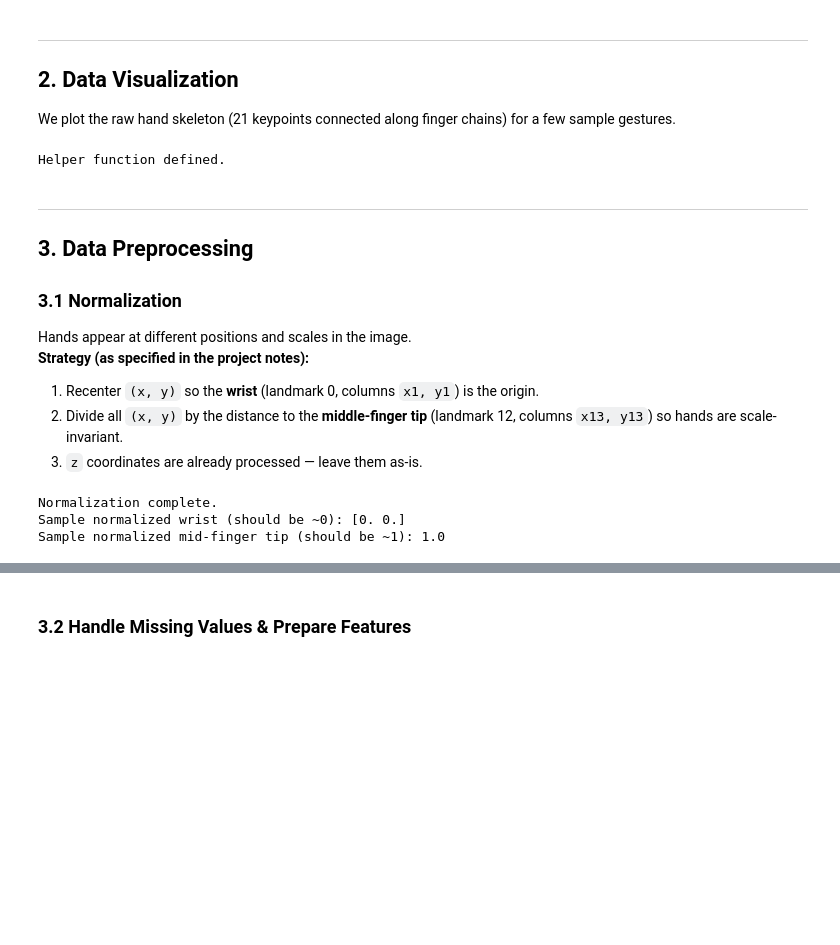
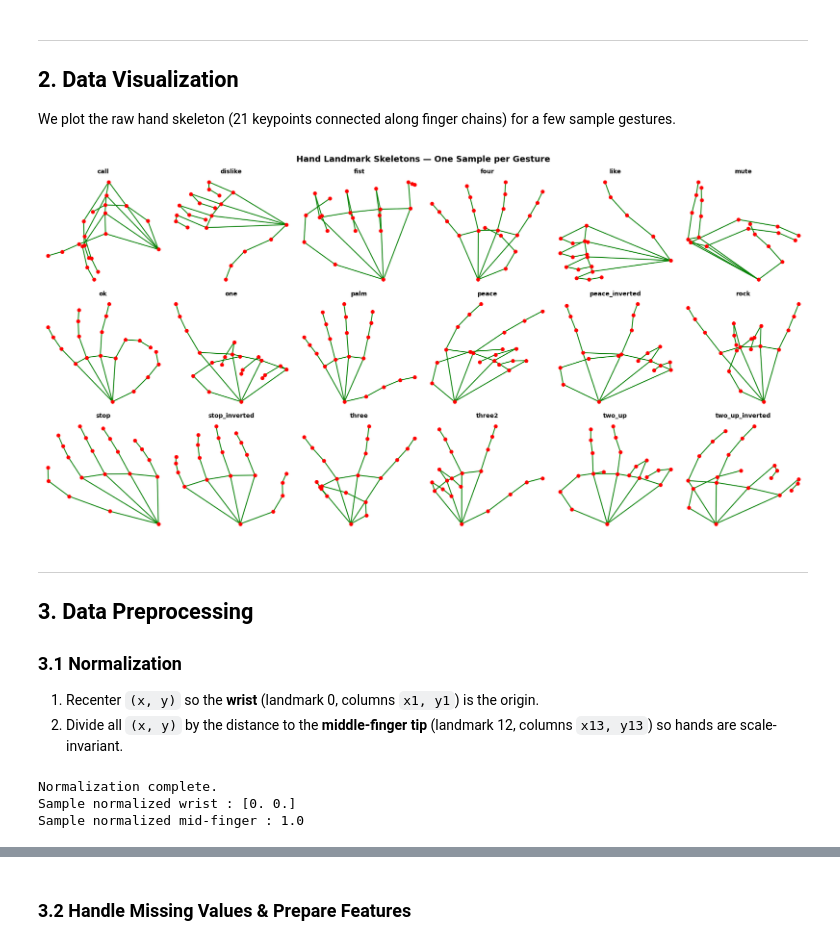
Before and after one commit to OmarGamal488/hand-gesture-recognition, a Jupyter notebook: hand_gesture_classification.ipynb, the cells around one changed output, grey strips where cells are left out. Saved outputs shown, nothing was run; the diff lists cells and outputs as text; code cells hidden in the pictures; blank space fills up the shorter version.

```diff
--- a/hand_gesture_classification.ipynb
+++ b/hand_gesture_classification.ipynb
@@ -96,7 +103,6 @@ plt.show()
 
 We plot the raw hand skeleton (21 keypoints connected along finger chains) for a few sample gestures.
 # %%
-# MediaPipe hand skeleton connections (0-indexed landmarks)
 CONNECTIONS = [
     # Palm
     (0, 1), (1, 2), (2, 3), (3, 4),
@@ -120,79 +126,64 @@ def plot_hand(ax, row, title=''):
         ax.plot([xs[s], xs[e]], [ys[s], ys[e]], 'g-', linewidth=1.5)
     ax.scatter(xs, ys, c='red', s=30, zorder=5)
     ax.set_title(title, fontsize=10, fontweight='bold')
-    ax.invert_yaxis()   # image coordinates: y increases downward
+    ax.invert_yaxis()
     ax.axis('off')
-
-print('Helper function defined.')
-# %% [output]
-Helper function defined.
 # %%
-# Plot one sample per gesture class
 classes = df['label'].unique()
 n_classes = len(classes)
 ncols = 6
 nrows = int(np.ceil(n_classes / ncols))
 
 fig_raw_skeletons, axes = plt.subplots(nrows, ncols, figsize=(ncols * 3, nrows * 3))
 axes = axes.flatten()
 
 for idx, cls in enumerate(sorted(classes)):
     sample = df[df['label'] == cls].iloc[0]
     plot_hand(axes[idx], sample, title=cls)
 
-# Hide unused axes
-for j in range(idx + 1, len(axes)):
-    axes[j].axis('off')
-
 fig_raw_skeletons.suptitle('Hand Landmark Skeletons — One Sample per Gesture', fontsize=14, fontweight='bold')
 plt.tight_layout()
 plt.show()
+# %% [output]
+[figure, added]
 # %% [markdown]
 ---
 ## 3. Data Preprocessing
 
 ### 3.1 Normalization
-Hands appear at different positions and scales in the image.
-**Strategy (as specified in the project notes):**
+
 1. Recenter `(x, y)` so the **wrist** (landmark 0, columns `x1, y1`) is the origin.
 2. Divide all `(x, y)` by the distance to the **middle-finger tip** (landmark 12, columns `x13, y13`) so hands are scale-invariant.
-3. `z` coordinates are already processed — leave them as-is.
 # %%
 def normalize_landmarks(df: pd.DataFrame) -> pd.DataFrame:
     """Normalize hand landmarks: recenter to wrist, scale by mid-finger tip distance."""
     df_norm = df.copy()
 
-    # Wrist coordinates (landmark 0 → columns x1, y1)
     wrist_x = df_norm['x1'].values
     wrist_y = df_norm['y1'].values
 
-    # Recenter all x, y landmarks by subtracting wrist
     for i in range(1, 22):
         df_norm[f'x{i}'] = df_norm[f'x{i}'] - wrist_x
         df_norm[f'y{i}'] = df_norm[f'y{i}'] - wrist_y
 
-    # Middle-finger tip (landmark 12 → columns x13, y13) after recentering
     mid_x = df_norm['x13'].values
     mid_y = df_norm['y13'].values
-    scale = np.sqrt(mid_x**2 + mid_y**2)           # Euclidean distance from wrist
-    scale = np.where(scale == 0, 1e-6, scale)       # avoid division by zero
+    scale = np.sqrt(mid_x**2 + mid_y**2)
+    scale = np.where(scale == 0, 1e-6, scale)
 
-    # Scale all x, y landmarks
     for i in range(1, 22):
         df_norm[f'x{i}'] = df_norm[f'x{i}'] / scale
         df_norm[f'y{i}'] = df_norm[f'y{i}'] / scale
-    # z is already processed — no change
 
     return df_norm
 
 
 df_norm = normalize_landmarks(df)
 print('Normalization complete.')
-print('Sample normalized wrist (should be ~0):', df_norm[['x1','y1']].iloc[0].values)
-print('Sample normalized mid-finger tip (should be ~1):',
-      np.sqrt(df_norm['x13'].iloc[0]**2 + df_norm['y13'].iloc[0]**2))
+print('Sample normalized wrist :', df_norm[['x1','y1']].iloc[0].values)
+print('Sample normalized mid-finger :', np.sqrt(df_norm['x13'].iloc[0]**2 + df_norm['y13'].iloc[0]**2))
 # %% [output]
 Normalization complete.
-Sample normalized wrist (should be ~0): [0. 0.]
-Sample normalized mid-finger tip (should be ~1): 1.0
+Sample normalized wrist : [0. 0.]
+Sample normalized mid-finger : 1.0
 # %%
```
Also changed, not shown: parts of 20 cells of this notebook.
